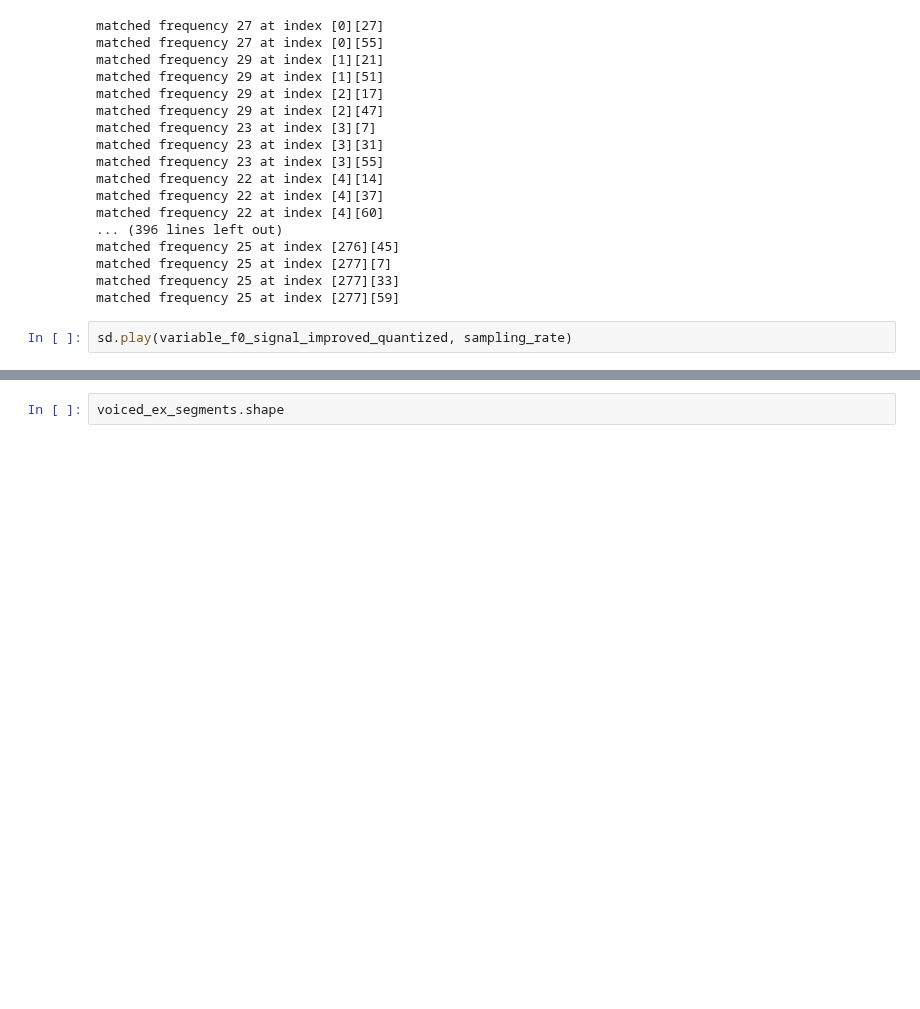
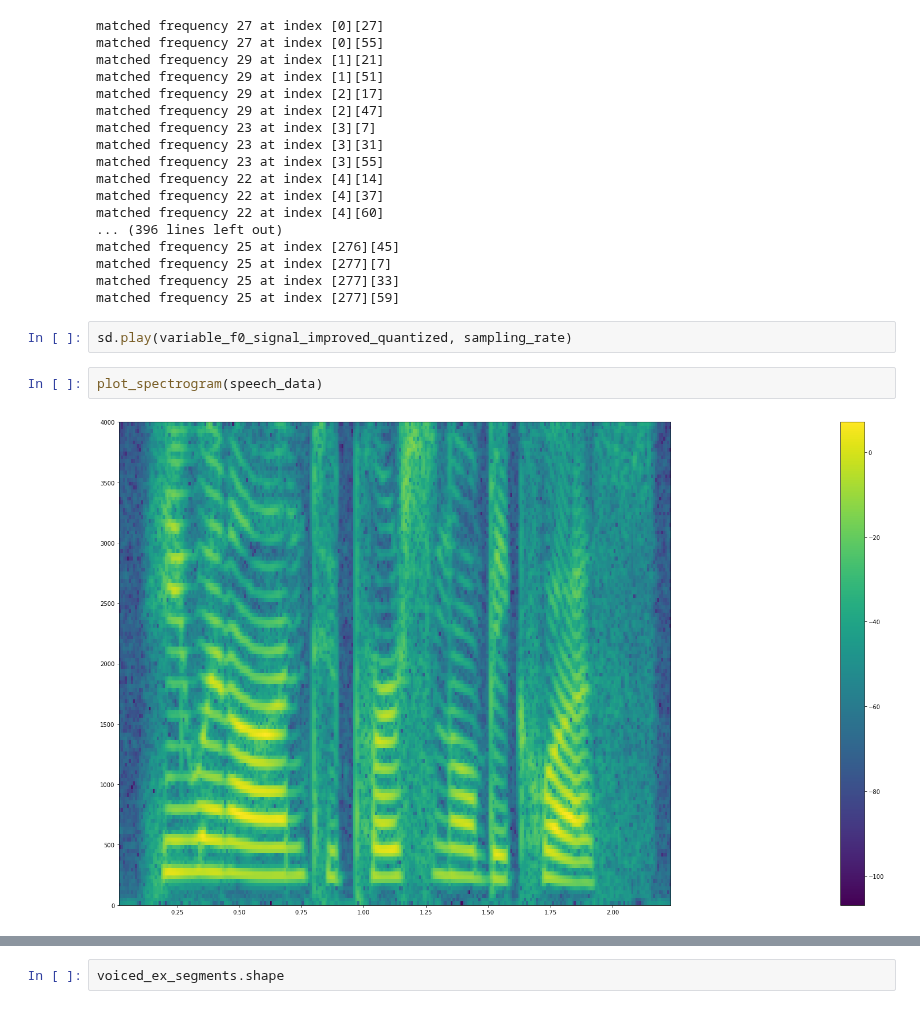
Before and after one commit to angelonti/uhh_ssp_summer2023, a Jupyter notebook: exercise4/exercise4_final.ipynb, the cells around one changed output, grey strips where cells are left out. Cells and saved outputs as stored; diff of their text form; blank space fills up the shorter version.

```diff
--- a/exercise4/exercise4_final.ipynb
+++ b/exercise4/exercise4_final.ipynb
@@ -1699,3 +1699,7 @@ matched frequency 25 at index [277][33]
 matched frequency 25 at index [277][59]
 # %%
 sd.play(variable_f0_signal_improved_quantized, sampling_rate)
+# %%
+plot_spectrogram(speech_data)
+# %% [output]
+[figure, added]
```
Also changed, not shown: parts of 16 cells of this notebook.
